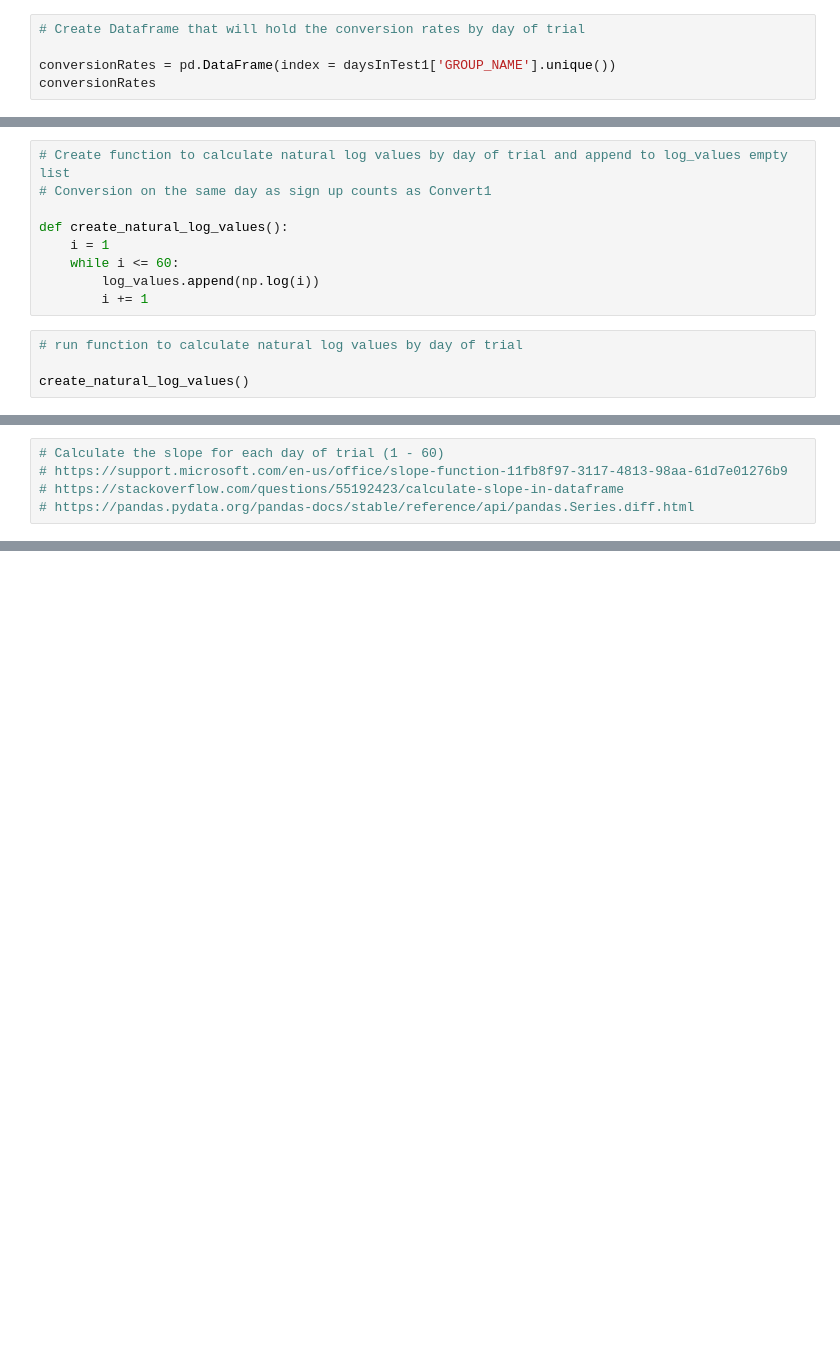
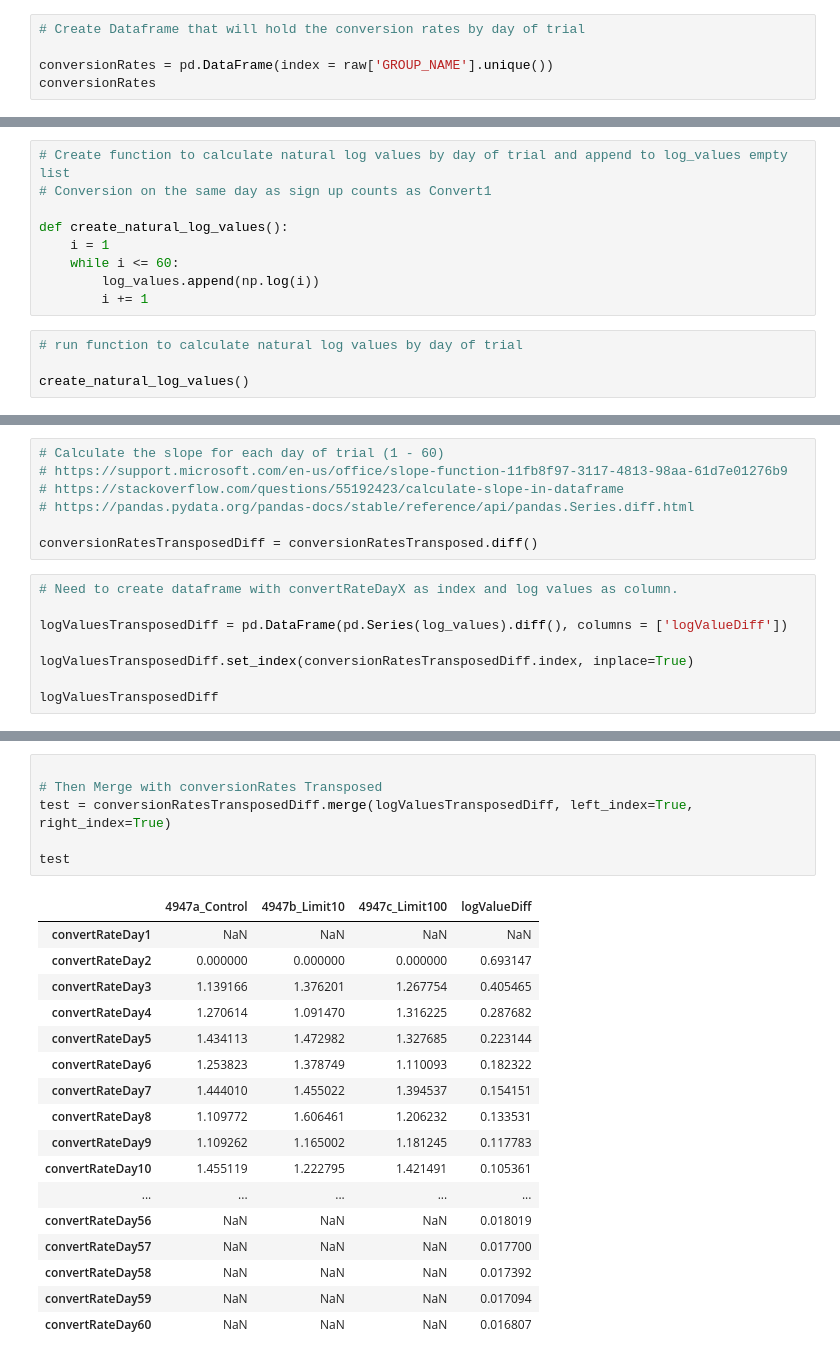
Before and after one commit to mattpupa/AB_TestForecast, a Jupyter notebook: AB_TestForecast_v1.ipynb, the cells around one changed output, grey strips where cells are left out. Cells and saved outputs as stored; diff of their text form; blank space fills up the shorter version.

```diff
--- a/AB_TestForecast_v1.ipynb
+++ b/AB_TestForecast_v1.ipynb
@@ -129,7 +129,7 @@ raw.head(10)
 # %%
 # Create Dataframe that will hold the conversion rates by day of trial
 
-conversionRates = pd.DataFrame(index = daysInTest1['GROUP_NAME'].unique())
+conversionRates = pd.DataFrame(index = raw['GROUP_NAME'].unique())
 conversionRates
 # %% [output]
 |  |
@@ -216,3 +231,13 @@ plt.close()
 # https://support.microsoft.com/en-us/office/slope-function-11fb8f97-3117-4813-98aa-61d7e01276b9
 # https://stackoverflow.com/questions/55192423/calculate-slope-in-dataframe
 # https://pandas.pydata.org/pandas-docs/stable/reference/api/pandas.Series.diff.html
+
+conversionRatesTransposedDiff = conversionRatesTransposed.diff()
+# %%
+# Need to create dataframe with convertRateDayX as index and log values as column.
+
+logValuesTransposedDiff = pd.DataFrame(pd.Series(log_values).diff(), columns = ['logValueDiff'])
+
+logValuesTransposedDiff.set_index(conversionRatesTransposedDiff.index, inplace=True)
+
+logValuesTransposedDiff
@@ -218,0 +262,24 @@ plt.close()
+# %%
+
+# Then Merge with conversionRates Transposed
+test = conversionRatesTransposedDiff.merge(logValuesTransposedDiff, left_index=True, right_index=True)
+
+test
+# %% [output]
+|  | 4947a_Control | 4947b_Limit10 | 4947c_Limit100 | logValueDiff |
+| convertRateDay1 | NaN | NaN | NaN | NaN |
+| convertRateDay2 | 0.000000 | 0.000000 | 0.000000 | 0.693147 |
+| convertRateDay3 | 1.139166 | 1.376201 | 1.267754 | 0.405465 |
+| convertRateDay4 | 1.270614 | 1.091470 | 1.316225 | 0.287682 |
+| convertRateDay5 | 1.434113 | 1.472982 | 1.327685 | 0.223144 |
+| convertRateDay6 | 1.253823 | 1.378749 | 1.110093 | 0.182322 |
+| convertRateDay7 | 1.444010 | 1.455022 | 1.394537 | 0.154151 |
+| convertRateDay8 | 1.109772 | 1.606461 | 1.206232 | 0.133531 |
+| convertRateDay9 | 1.109262 | 1.165002 | 1.181245 | 0.117783 |
+| convertRateDay10 | 1.455119 | 1.222795 | 1.421491 | 0.105361 |
+| ... | ... | ... | ... | ... |
+| convertRateDay56 | NaN | NaN | NaN | 0.018019 |
+| convertRateDay57 | NaN | NaN | NaN | 0.017700 |
+| convertRateDay58 | NaN | NaN | NaN | 0.017392 |
+| convertRateDay59 | NaN | NaN | NaN | 0.017094 |
+| convertRateDay60 | NaN | NaN | NaN | 0.016807 |
```
Also changed, not shown: parts of 3 cells of this notebook.
